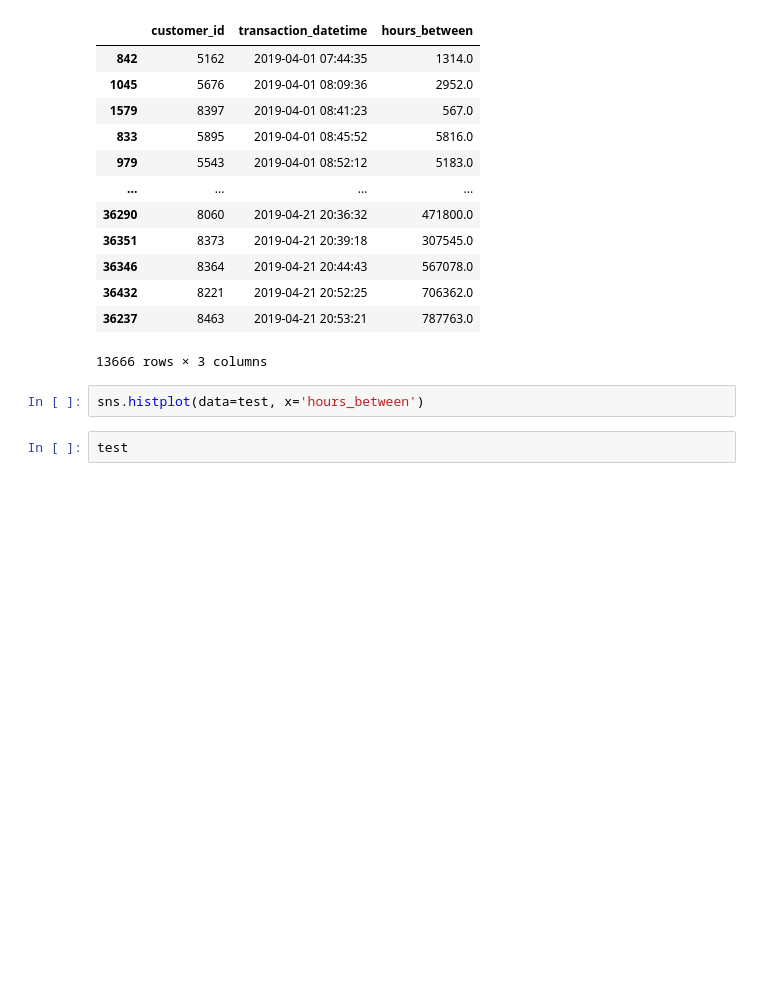
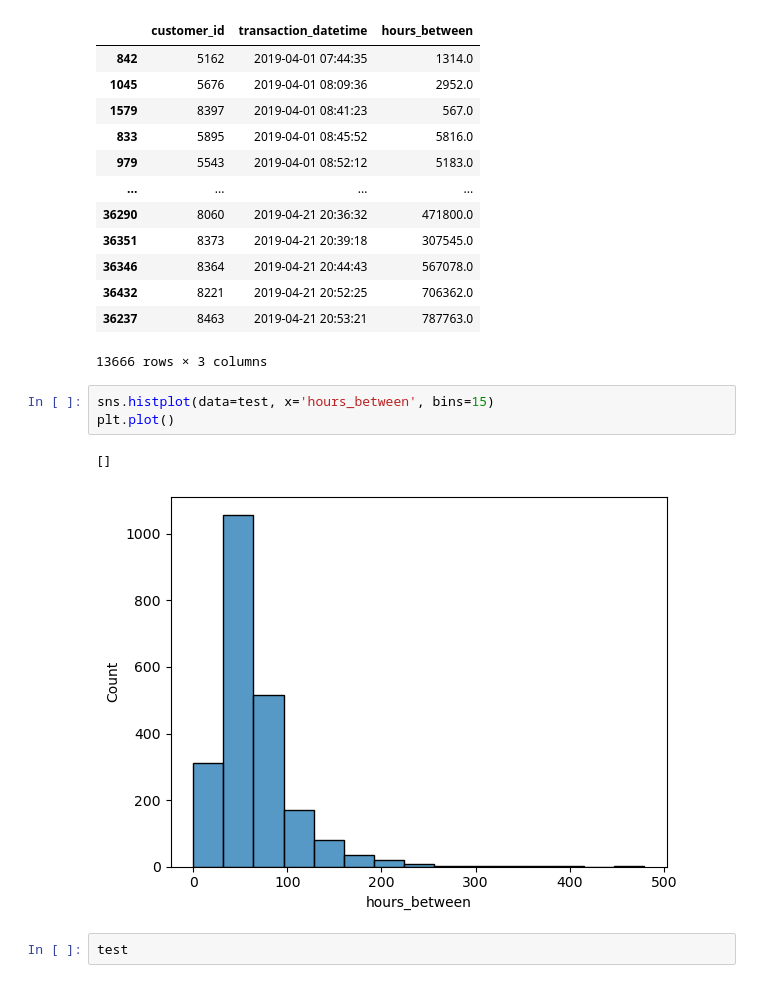
Before and after one commit to coffee-shop-analysis/coffee_project, a Jupyter notebook: explore_j.ipynb, the cells around one changed output. Saved outputs shown, nothing was run; the diff lists cells and outputs as text; blank space fills up the shorter version.

```diff
--- a/explore_j.ipynb
+++ b/explore_j.ipynb
@@ -477,7 +477,11 @@ membership_customers_visits_avg
 | 36237 | 8463 | 2019-04-21 20:53:21 | 787763.0 |
 13666 rows × 3 columns
 # %%
-sns.histplot(data=test, x='hours_between')
+sns.histplot(data=test, x='hours_between', bins=15)
+plt.plot()
+# %% [output]
+[]
+[figure, added]
 # %%
 test
 # %% [output]
```
Also changed, not shown: parts of 19 cells of this notebook.
